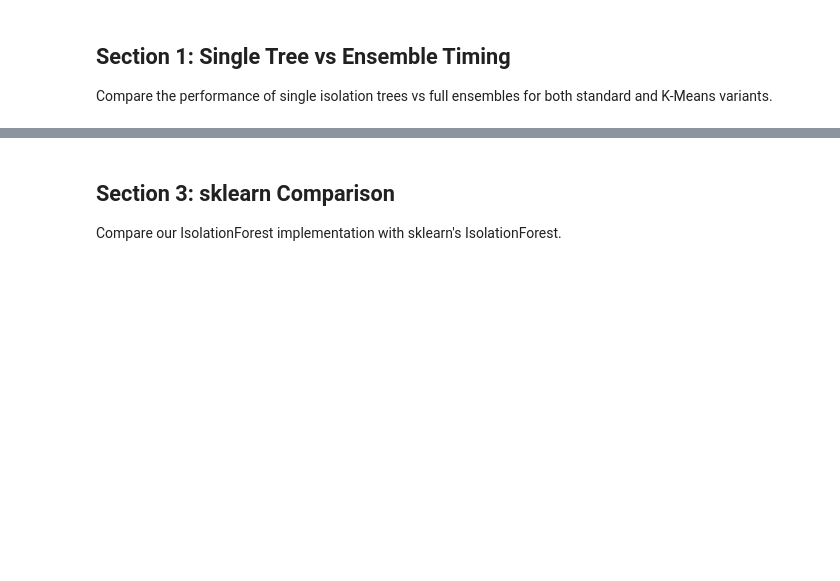
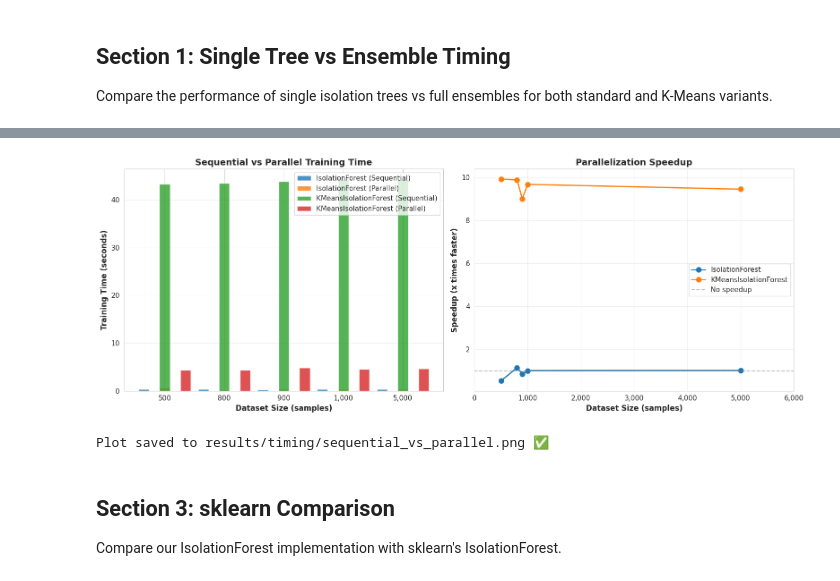
Before and after one commit to Razvan48/Project-Anomaly-Detection-AD, a Jupyter notebook: notebooks/benchmarks.ipynb, the cells around one changed output, grey strips where cells are left out. Cells and saved outputs as stored; diff of their text form; code cells hidden in the pictures; blank space fills up the shorter version.

Commit message:
Add comprehensive notebooks for analysis and visualization

```diff
--- a/notebooks/benchmarks.ipynb
+++ b/notebooks/benchmarks.ipynb
@@ -411,47 +420,56 @@ KeyboardInterrupt:
 # %%
-# Visualization: Speedup from Parallelization
 fig, (ax1, ax2) = plt.subplots(1, 2, figsize=(16, 6))
 
-# Plot 1: Time comparison
+# Plot Left: Time comparison
+width = 0.35
 x = np.arange(len(dataset_sizes))
-width = 0.35
 
 for i, method in enumerate(['IsolationForest', 'KMeansIsolationForest']):
     method_data = df_parallel[df_parallel['Method'] == method]
     offset = width * (i - 0.5)
 
-    ax1.bar(x + offset - width/2, method_data['Sequential Time (s)'], width/2,
+    ax1.bar(x + offset - width / 2, method_data['Sequential Time (s)'], width / 2,
             label=f'{method} (Sequential)', alpha=0.8)
-    ax1.bar(x + offset + width/2, method_data['Parallel Time (s)'], width/2,
+
+    ax1.bar(x + offset + width / 2, method_data['Parallel Time (s)'], width / 2,
             label=f'{method} (Parallel)', alpha=0.8)
 
 ax1.set_xlabel('Dataset Size (samples)', fontsize=12, fontweight='bold')
 ax1.set_ylabel('Training Time (seconds)', fontsize=12, fontweight='bold')
 ax1.set_title('Sequential vs Parallel Training Time', fontsize=14, fontweight='bold')
+
 ax1.set_xticks(x)
 ax1.set_xticklabels([f'{size:,}' for size in dataset_sizes])
+
 ax1.legend()
 ax1.grid(axis='y', alpha=0.3)
 
-# Plot 2: Speedup ratio
+# Plot Right: Speedup ratio
 for method in ['IsolationForest', 'KMeansIsolationForest']:
     method_data = df_parallel[df_parallel['Method'] == method]
     ax2.plot(method_data['Dataset Size'], method_data['Speedup'],
              marker='o', linewidth=2, markersize=8, label=method)
 
 ax2.axhline(y=1, color='gray', linestyle='--', alpha=0.5, label='No speedup')
 ax2.set_xlabel('Dataset Size (samples)', fontsize=12, fontweight='bold')
 ax2.set_ylabel('Speedup (x times faster)', fontsize=12, fontweight='bold')
 ax2.set_title('Parallelization Speedup', fontsize=14, fontweight='bold')
+
 ax2.legend()
 ax2.grid(alpha=0.3)
-ax2.set_xticklabels([f'{int(tick):,}' for tick in ax2.get_xticks()])
+
+ticks = ax2.get_xticks()
+ax2.set_xticks(ticks)
+ax2.set_xticklabels([f'{int(t):,}' for t in ticks])
 
 plt.tight_layout()
 plt.savefig('../results/timing/sequential_vs_parallel.png', dpi=300, bbox_inches='tight')
 plt.show()
 
-print("✓ Plot saved to results/timing/sequential_vs_parallel.png")
+print("Plot saved to results/timing/sequential_vs_parallel.png \u2705")
+# %% [output]
+[figure, added]
+Plot saved to results/timing/sequential_vs_parallel.png ✅
 # %% [markdown]
 ## Section 3: sklearn Comparison
 
```
Also changed, not shown: parts of 36 cells of this notebook, 3 other files.
